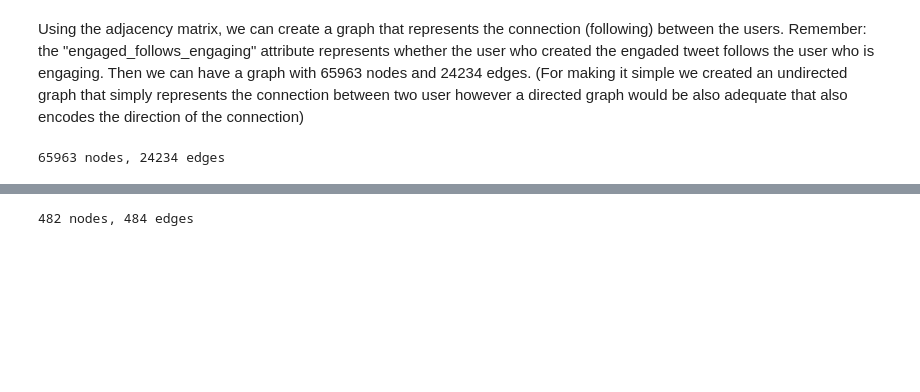
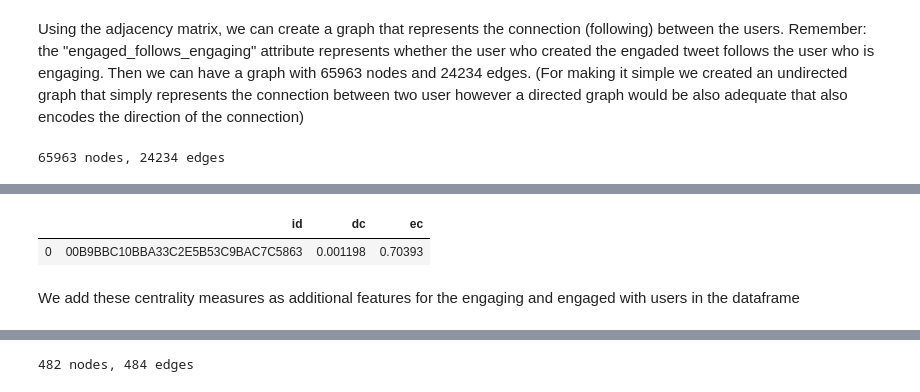
Before and after one commit to omgwenxx/recsys20, a Jupyter notebook: code/process_with_graph.ipynb, the cells around one changed output, grey strips where cells are left out. Saved outputs shown, nothing was run; the diff lists cells and outputs as text; code cells hidden in the pictures; blank space fills up the shorter version.

```diff
--- a/code/process_with_graph.ipynb
+++ b/code/process_with_graph.ipynb
@@ -586,0 +647,8 @@ pd.DataFrame(sorted(degree.items(), key=lambda x: x[1], reverse=True),columns=['
+# %%
+# inspect user '00B9BBC10BBA33C2E5B53C9BAC7C5863'
+c_df[c_df['id']=='00B9BBC10BBA33C2E5B53C9BAC7C5863']
+# %% [output]
+|  | id | dc | ec |
+| 0 | 00B9BBC10BBA33C2E5B53C9BAC7C5863 | 0.001198 | 0.70393 |
+# %% [markdown]
+We add these centrality measures as additional features for the engaging and engaged with users in the dataframe
```
Also changed, not shown: parts of 20 cells of this notebook.
